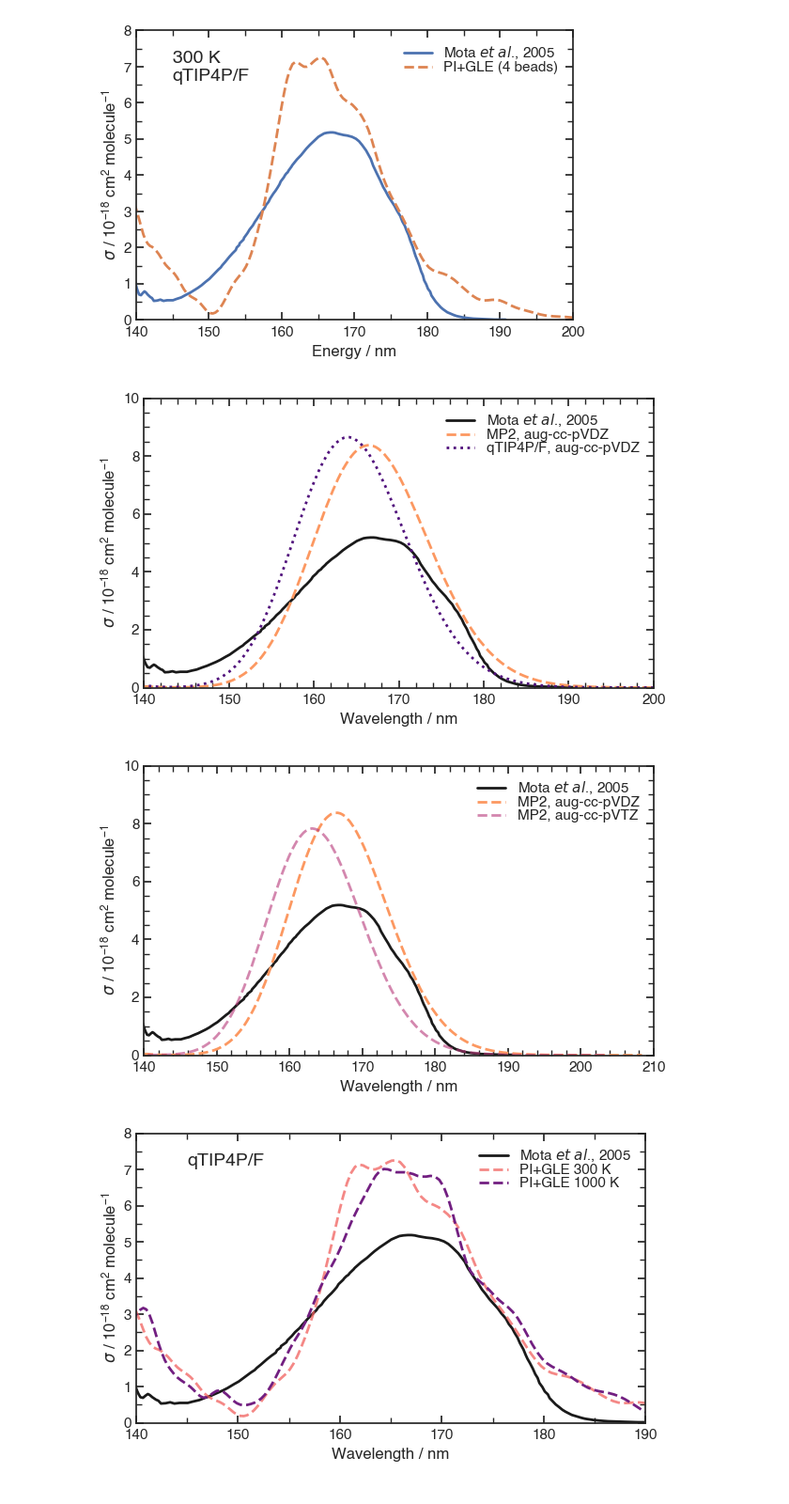
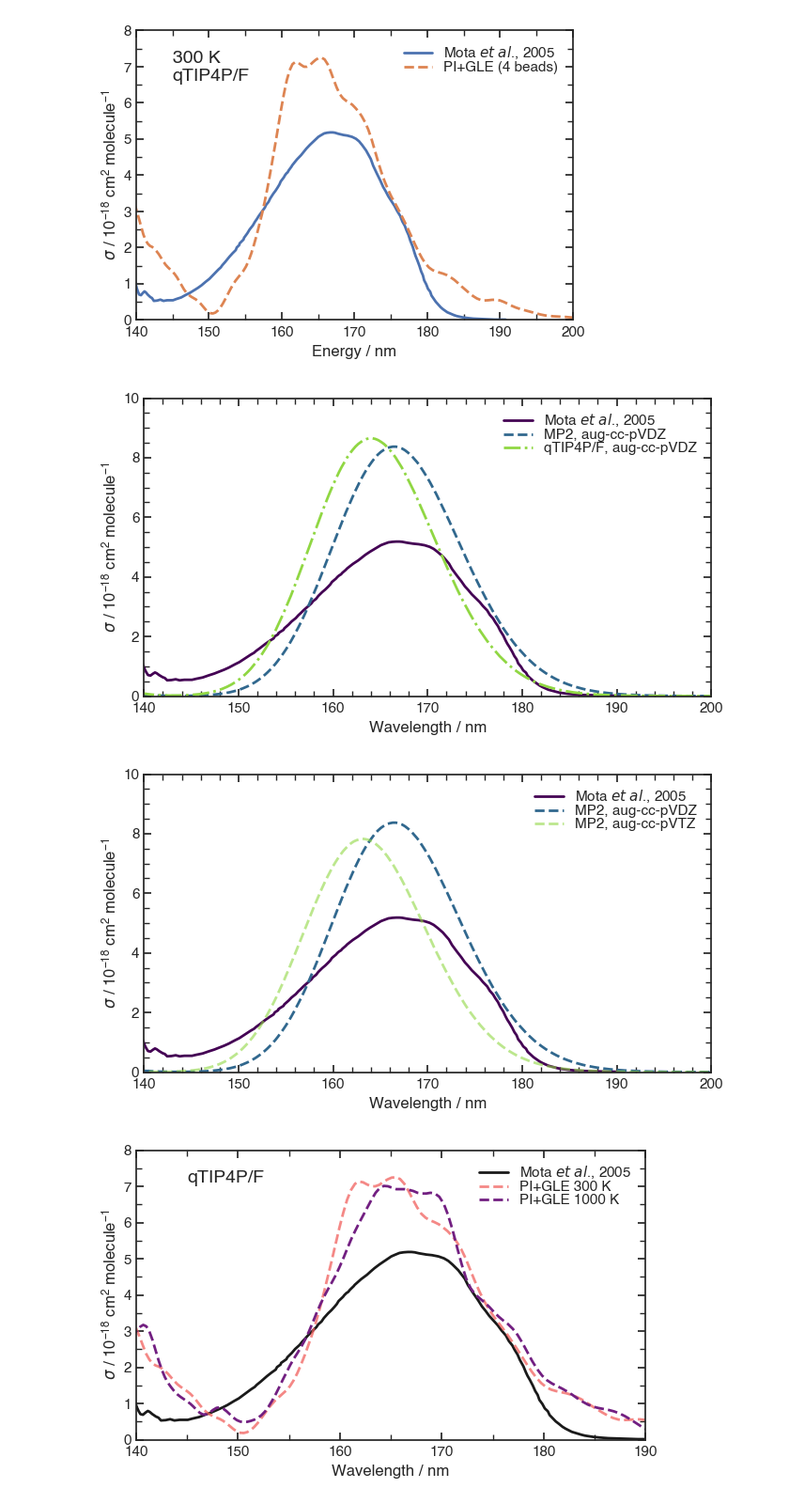
Before and after one commit to mbarnfield63/MSci_Project, a Jupyter notebook: ABIN/XSecs.ipynb, the cells around one changed output. Shown at 94% size. Drawn from its saved outputs; the diff is of its cells as text; code cells hidden in the pictures.

Commit message:
Cross-sections notebook cleaned

```diff
--- a/ABIN/XSecs.ipynb
+++ b/ABIN/XSecs.ipynb
@@ -8,7 +8,7 @@ from matplotlib.ticker import MultipleLocator
 from mpl_toolkits.axes_grid1.inset_locator import inset_axes
 import seaborn as sns
 
-custom_params = {"xtick.minor.visible": True,
+thesis_params = {"xtick.minor.visible": True,
                  "xtick.major.pad":5,
                  "xtick.direction":"in",
                  "xtick.top":True,
@@ -21,8 +21,6 @@ custom_params = {"xtick.minor.visible": True,
                  "legend.frameon":False,
                  "legend.labelspacing":0,
                  "legend.borderpad":0.5}
-
-sns.set_theme(style='ticks', rc=custom_params)
 # %%
 #plt.rcParams.keys()
 # %%
@@ -49,6 +47,8 @@ Experimental_Mota_2005['Energy / nm'] = 1240/Experimental_Mota_2005['Energy / nm
 Experimental_Chung_2001_250K['Cross section / cm^2'] = Experimental_Chung_2001_250K['Cross section / cm^2']/10
 Experimental_Chung_2001_295K['Cross section / cm^2'] = Experimental_Chung_2001_295K['Cross section / cm^2']/10
 # %%
+sns.set_theme(style='ticks', rc=thesis_params)
+
 fig, ax = plt.subplots(figsize=(6, 3.5))
 sns.lineplot(data=Experimental_Mota_2005, x='Energy / nm', y='Cross section / cm^2', label='Mota $\it{et}$ $\it{al}$., 2005', ax=ax)
 sns.lineplot(data=Experimental_Cheng_1999, x='Energy / nm', y='Cross section / cm^2', label='Cheng $\it{et}$ $\it{al}$., 1999', ax=ax)
@@ -67,6 +67,8 @@ plt.savefig('Plots/Experimental_XSecs.png', dpi=200)
 # %% [output]
 [figure]
 # %%
+sns.set_theme(style='ticks', rc=thesis_params)
+
 fig, ax = plt.subplots(figsize=(5, 3.5))
 sns.lineplot(data=Experimental_Chung_2001_250K, x='Energy / nm', y='Cross section / cm^2', label='250 K', ax=ax)
 sns.lineplot(data=Experimental_Chung_2001_295K, x='Energy / nm', y='Cross section / cm^2', label='295 K', ax=ax)
@@ -96,5 +100,7 @@ pigle4_1000k_qtip4p_ccsd_VDZ['Cross section / cm^2'] = pigle4_1000k_qtip4p_ccsd_
 qtip4pf_optimized_single_point['Cross section / cm^2'] = qtip4pf_optimized_single_point['Cross section / cm^2']*1e18
 # %%
+sns.set_theme(style='ticks', rc=thesis_params)
+
 fig, ax = plt.subplots(figsize=(6, 4))
 
 sns.lineplot(data=Experimental_Mota_2005,
@@ -121,37 +127,40 @@ plt.savefig('Plots/Theoretical_XSecs.png', dpi=200)
 # %% [output]
 [figure]
 # %%
+sns.set_theme(style='ticks', rc=thesis_params)
+
 fig, ax = plt.subplots(figsize=(7, 4))
 
-sns.lineplot(data=Experimental_Mota_2005, x='Energy / nm', y='Cross section / cm^2', label='Mota $\it{et}$ $\it{al}$., 2005', ax=ax, c='k')
-sns.lineplot(data=EOM_CCSD__aug_cc_pVDZ, x='Energy / nm', y='Cross section / cm^2', label='MP2, aug-cc-pVDZ', linestyle='--', ax=ax, c='#fc9861')
-#sns.lineplot(data=EOM_CCSD__aug_cc_pVTZ, x='Energy / nm', y='Cross section / cm^2', label='EOM-CCSD, aug-cc-pVTZ', linestyle='-.', ax=ax, c='#b73779')
-sns.lineplot(data=qtip4pf_optimized_single_point, x='Energy / nm', y='Cross section / cm^2', label='qTIP4P/F, aug-cc-pVDZ', linestyle=':', ax=ax, c='#51127c')
+sns.lineplot(data=Experimental_Mota_2005, x='Energy / nm', y='Cross section / cm^2', label='Mota $\it{et}$ $\it{al}$., 2005', ax=ax, c='#440154')
+sns.lineplot(data=EOM_CCSD__aug_cc_pVDZ, x='Energy / nm', y='Cross section / cm^2', label='MP2, aug-cc-pVDZ', linestyle='--', ax=ax, c='#31688e')
+sns.lineplot(data=qtip4pf_optimized_single_point, x='Energy / nm', y='Cross section / cm^2', label='qTIP4P/F, aug-cc-pVDZ', linestyle='-.', ax=ax, c='#90d743')
 
 ax.set_xlabel('Wavelength / nm')
 ax.set_xlim(140,200)
 ax.set_ylabel(r'$\sigma$ / 10$\mathregular{^{-18}}$ cm$\mathregular{^{2}}$ molecule$\mathregular{^{-1}}$')
 ax.set_ylim(0, 10)
 ax.legend(loc='best')
-
+plt.tight_layout()
 plt.savefig('Plots/SinglePoint_XSecs.png', dpi=200)
 #mp2
 # %% [output]
-[figure, old version]
+[figure, new version]
 # %%
+sns.set_theme(style='ticks', rc=thesis_params)
+
 fig, ax = plt.subplots(figsize=(7, 4))
 
-sns.lineplot(data=Experimental_Mota_2005, x='Energy / nm', y='Cross section / cm^2', label='Mota $\it{et}$ $\it{al}$., 2005', ax=ax, c='k')
-sns.lineplot(data=EOM_CCSD__aug_cc_pVDZ, x='Energy / nm', y='Cross section / cm^2', label='MP2, aug-cc-pVDZ', linestyle='--', ax=ax, c='#fc9861')
-sns.lineplot(data=EOM_CCSD__aug_cc_pVTZ, x='Energy / nm', y='Cross section / cm^2', label='MP2, aug-cc-pVTZ', linestyle='--', ax=ax, c='#b73779', alpha=0.6)
+sns.lineplot(data=Experimental_Mota_2005, x='Energy / nm', y='Cross section / cm^2', label='Mota $\it{et}$ $\it{al}$., 2005', ax=ax, c='#440154')
+sns.lineplot(data=EOM_CCSD__aug_cc_pVDZ, x='Energy / nm', y='Cross section / cm^2', label='MP2, aug-cc-pVDZ', linestyle='--', ax=ax, c='#31688e')
+sns.lineplot(data=EOM_CCSD__aug_cc_pVTZ, x='Energy / nm', y='Cross section / cm^2', label='MP2, aug-cc-pVTZ', linestyle='--', ax=ax, c='#90d743', alpha=0.6)
 
 ax.set_xlabel('Wavelength / nm')
-ax.set_xlim(140,210)
+ax.set_xlim(140,200)
 ax.set_ylabel(r'$\sigma$ / 10$\mathregular{^{-18}}$ cm$\mathregular{^{2}}$ molecule$\mathregular{^{-1}}$')
 ax.set_ylim(0, 10)
 ax.legend(loc='best')
-
+plt.tight_layout()
 plt.savefig('Plots/SinglePoint_XSecs_Appendix.png', dpi=200)
 # %% [output]
-[figure, old version]
+[figure, new version]
 # %%
```
Also changed, not shown: parts of 10 cells of this notebook, 1 other file.
